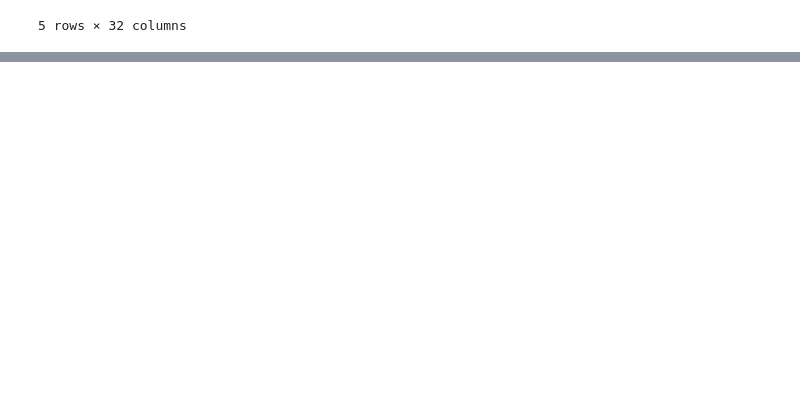
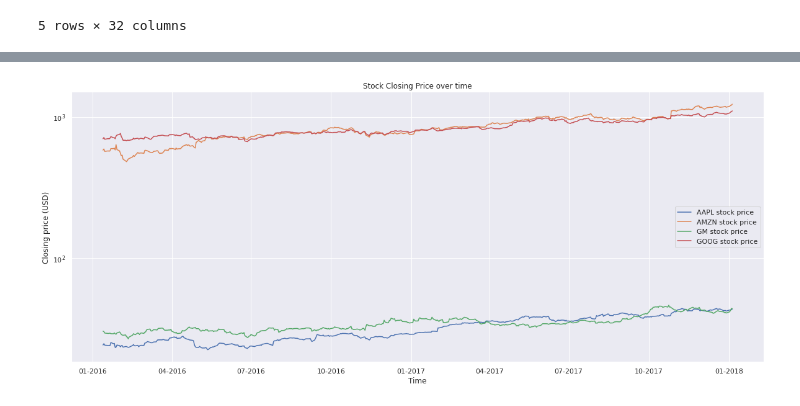
Before and after one commit to Naralas/StonksMarketPrediction, a Jupyter notebook: notebooks/Plots_report.ipynb, the cells around one changed output, grey strips where cells are left out. Saved outputs shown, nothing was run; the diff lists cells and outputs as text; code cells hidden in the pictures; blank space fills up the shorter version.

```diff
--- a/notebooks/Plots_report.ipynb
+++ b/notebooks/Plots_report.ipynb
@@ -61,0 +61,29 @@ plt.show()
+# %%
+import matplotlib.dates as mdates
+import datetime
+
+prices_dict = {}
+n_days = 500
+for quot in ['AAPL', 'AMZN', 'GM', 'GOOG']:
+    data_wrapper = StocksDataWrapper.read_from(f"{DATA_PATH}{quot}{FILE_SUFFIX}")
+    prices_dict[quot] = data_wrapper['Close'][-n_days:]
+
+date_series = data_wrapper['Date'][-n_days:]
+ax = plt.gca()
+ax.set(yscale='log')
+ax.set(title=f"Stock Closing Price over time", ylabel='Closing price (USD)', xlabel='Time')
+x_values = [datetime.datetime.strptime(d,"%Y-%m-%d").date() for d in date_series]
+
+formatter = mdates.DateFormatter("%m-%Y")
+
+ax.xaxis.set_major_formatter(formatter)
+
+for quot, prices in prices_dict.items():
+    ax.plot(x_values, prices, label=f"{quot} stock price")
+
+
+
+plt.legend(loc='center right')
+plt.show()
+# %% [output]
+[figure, added]
```
Also changed, not shown: parts of 13 cells of this notebook, 44 other files.
